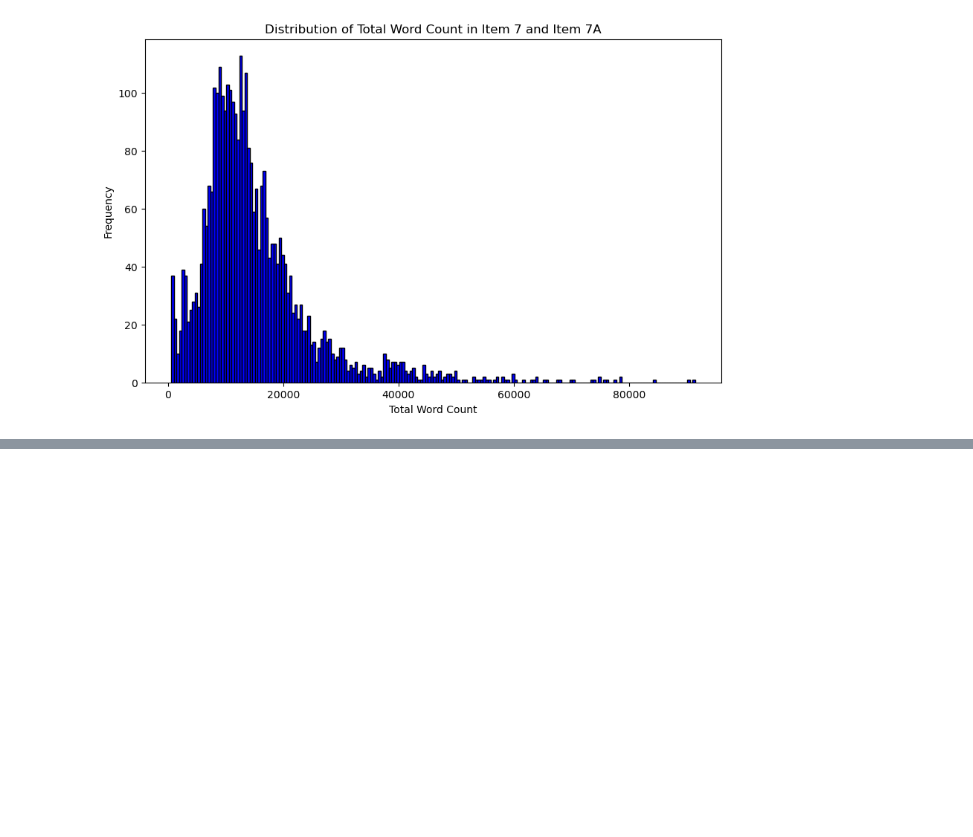
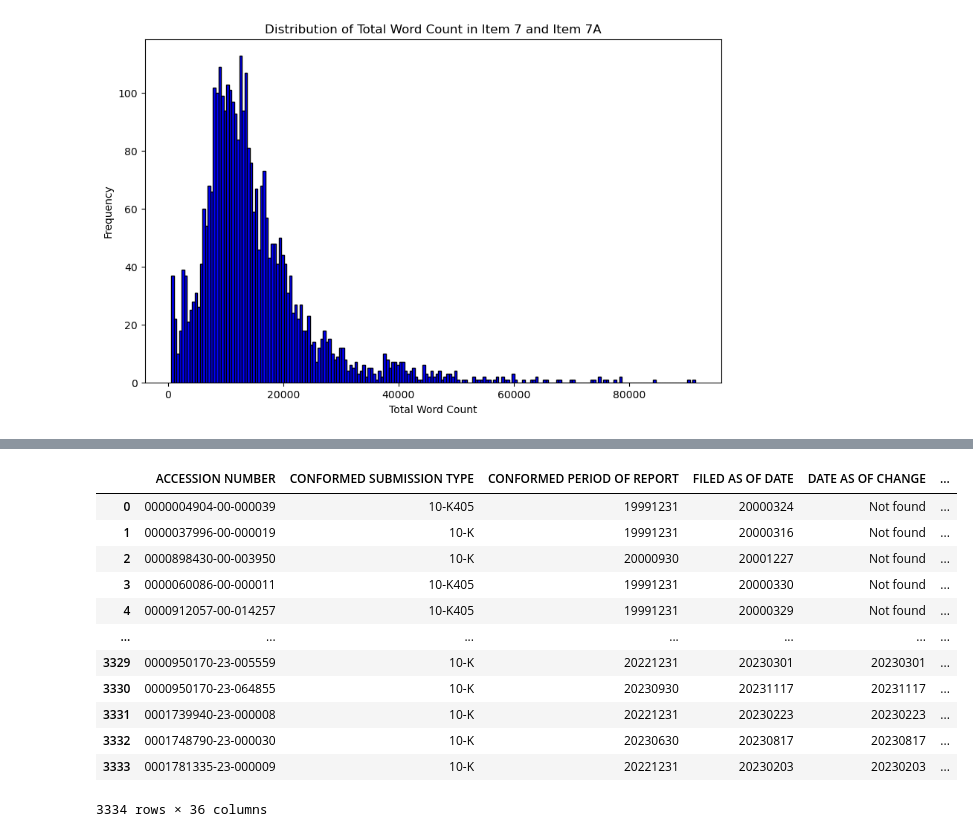
Before and after one commit to wanjeans33/10ksentimentalanalysis, a Jupyter notebook: 10kdata_wrangling.ipynb, the cells around one changed output, grey strips where cells are left out. Cells and saved outputs as stored; diff of their text form; code cells hidden in the pictures; blank space fills up the shorter version.

Commit message:
update the data wrangling

```diff
--- a/10kdata_wrangling.ipynb
+++ b/10kdata_wrangling.ipynb
@@ -792,0 +779,33 @@ df_bow_4.to_csv('df_bow_4.csv', index=False)
+# %%
+#Prepare filtered4 for tf-idf
+df_10ksp_filtered4 = df_10ksp_filtered3.copy()
+df_10ksp_filtered4['combined_text'] = df_10ksp_filtered4['Item 7 Content'] + " " + df_10ksp_filtered4['Item 7A Content']
+# %%
+#Initialize vectorizer
+tfidf_vectorizer = TfidfVectorizer()
+#convert the text using tf-idf vectorizer to matrix
+tfidf_matrix = tfidf_vectorizer.fit_transform(df_10ksp_filtered4['combined_text'])
+#prepare the dict
+dict.set_index('Word', inplace=True)
+dict.index = dict.index.str.lower()
+# %%
+import numpy as np
+
+# get feature names of each word in the tf-idf matrix
+feature_names = np.array(tfidf_vectorizer.get_feature_names_out())
+
+# intialize the sentiment scores
+sentiment_scores = np.zeros((tfidf_matrix.shape[0], 7))
+
+# iterate each category of sentiment
+for i, sentiment in enumerate(['Negative', 'Positive', 'Uncertainty', 'Litigious', 'Strong_Modal', 'Weak_Modal', 'Constraining']):
+    # get the sentiment score
+    sentiment_index = [dict.loc[word, sentiment] if word in dict.index else 0 for word in feature_names]
+    # calculate the sentiment score
+    sentiment_scores[:, i] = tfidf_matrix.dot(sentiment_index)
+
+# convert the score to dataframe
+sentiment_df = pd.DataFrame(sentiment_scores, columns=['Negative', 'Positive', 'Uncertainty', 'Litigious', 'Strong_Modal', 'Weak_Modal', 'Constraining'])
+
+# add the dataframe back to the original dataframe
+df_10ksp_filtered4 = pd.concat([df_10ksp_filtered4.reset_index(drop=True), sentiment_df], axis=1)
@@ -792,0 +814,16 @@ df_bow_4.to_csv('df_bow_4.csv', index=False)
+# %%
+df_10ksp_filtered4
+# %% [output]
+|  | ACCESSION NUMBER | CONFORMED SUBMISSION TYPE | CONFORMED PERIOD OF REPORT | FILED AS OF DATE | DATE AS OF CHANGE | ... |
+| 0 | 0000004904-00-000039 | 10-K405 | 19991231 | 20000324 | Not found | ... |
+| 1 | 0000037996-00-000019 | 10-K | 19991231 | 20000316 | Not found | ... |
+| 2 | 0000898430-00-003950 | 10-K | 20000930 | 20001227 | Not found | ... |
+| 3 | 0000060086-00-000011 | 10-K405 | 19991231 | 20000330 | Not found | ... |
+| 4 | 0000912057-00-014257 | 10-K405 | 19991231 | 20000329 | Not found | ... |
+| ... | ... | ... | ... | ... | ... | ... |
+| 3329 | 0000950170-23-005559 | 10-K | 20221231 | 20230301 | 20230301 | ... |
+| 3330 | 0000950170-23-064855 | 10-K | 20230930 | 20231117 | 20231117 | ... |
+| 3331 | 0001739940-23-000008 | 10-K | 20221231 | 20230223 | 20230223 | ... |
+| 3332 | 0001748790-23-000030 | 10-K | 20230630 | 20230817 | 20230817 | ... |
+| 3333 | 0001781335-23-000009 | 10-K | 20221231 | 20230203 | 20230203 | ... |
+3334 rows × 36 columns
```
Also changed, not shown: parts of 9 cells of this notebook.
